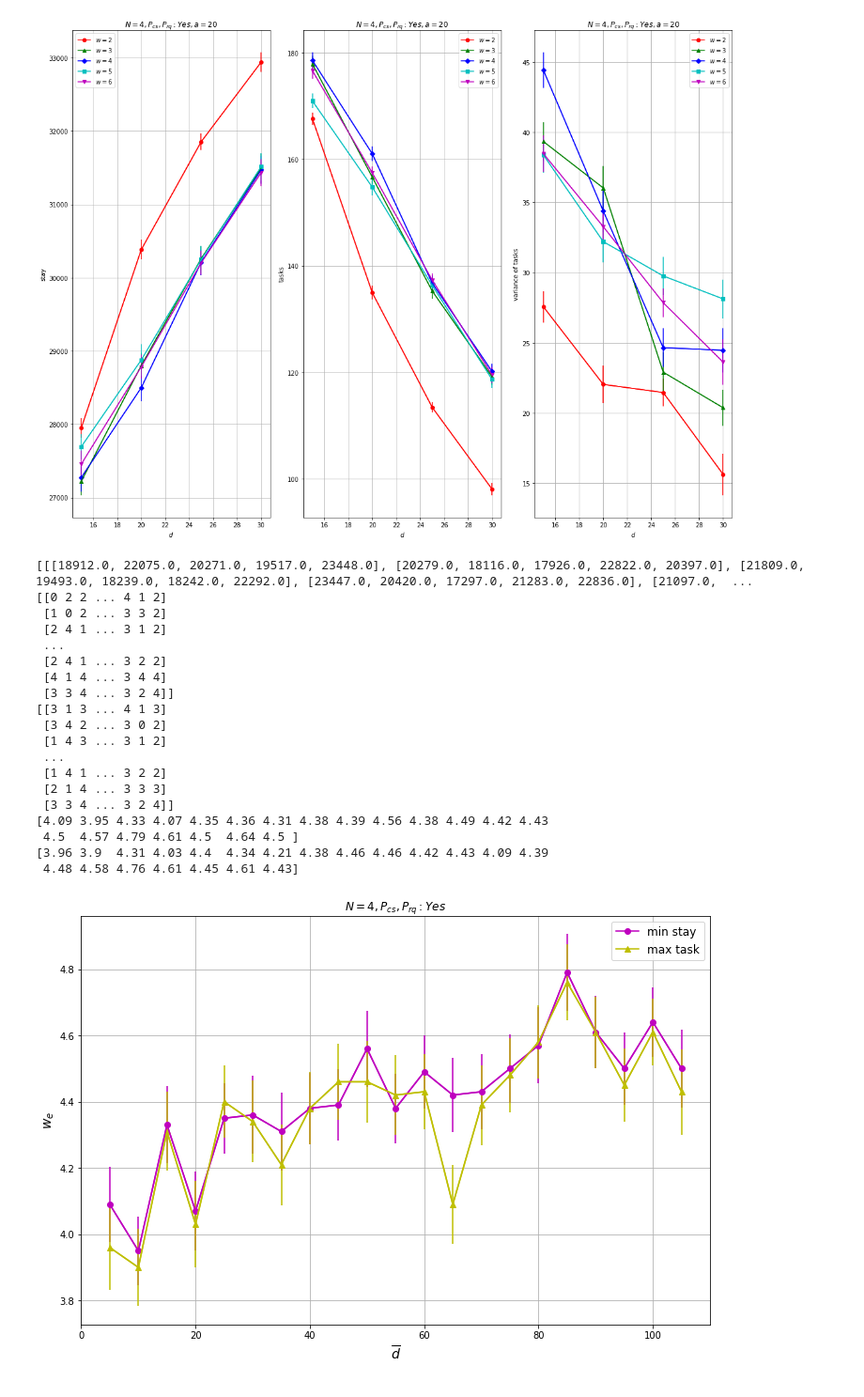
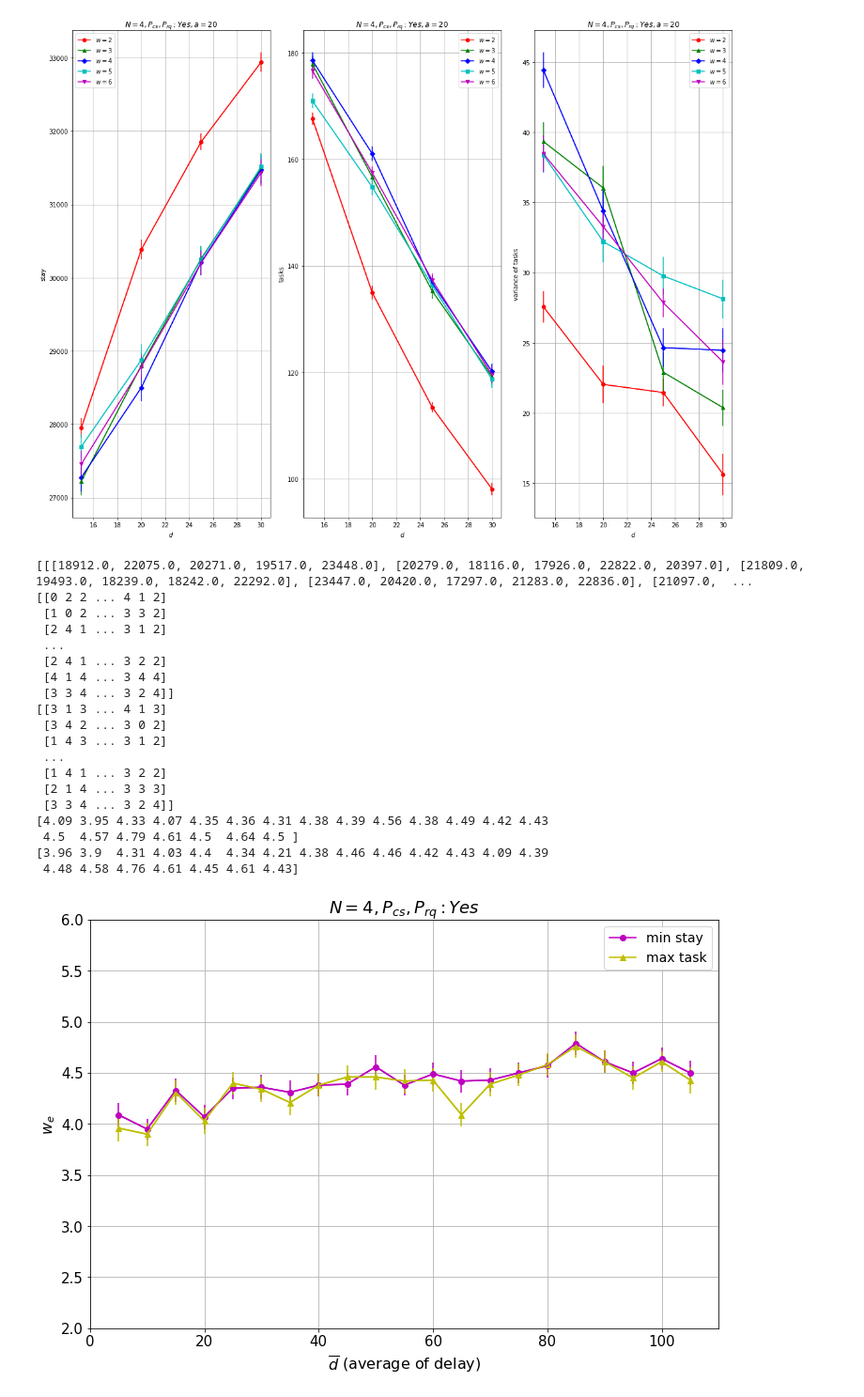
Before and after one commit to shoooooman/pad-data, a Jupyter notebook: data_plot.ipynb, the cells around one changed output. Shown at 94% size. Cells and saved outputs as stored; diff of their text form; code cells hidden in the pictures.

```diff
--- a/data_plot.ipynb
+++ b/data_plot.ipynb
@@ -266,35 +268,37 @@ tasks_max_index_se = np.std(tasks_max_index+2, axis=1)/np.sqrt(NUM_TRIALS)
 print(stays_min_index_ave+2)
 print(tasks_max_index_ave+2)
 
 plt.figure(figsize=(12, 8))
 plt.errorbar(DELAYS, stays_min_index_ave+2, yerr=stays_min_index_se, fmt='m')
 plt.plot(DELAYS, stays_min_index_ave+2, marker='o', color='m', label='min stay')
 plt.errorbar(DELAYS, tasks_max_index_ave+2, yerr=tasks_max_index_se, fmt='y')
 plt.plot(DELAYS, tasks_max_index_ave+2, marker='^', color='y', label='max task')
-plt.title('$N=4, P_{cs}, P_{rq}: Yes$')
-plt.xlabel('$\overline{d}$', fontsize=14)
-plt.ylabel('$w_e$', fontsize=14)
+plt.title('$N=4, P_{cs}, P_{rq}: Yes$', fontsize=18)
+plt.xlabel('$\overline{d}$ (average of delay)', fontsize=16)
+plt.ylabel('$w_e$', fontsize=16)
+plt.ylim([2.0, 6.0])
+plt.tick_params(labelsize=15)
 plt.grid()
-plt.legend(fontsize=12)
+plt.legend(fontsize=14)
 plt.savefig('./fig/graph-w-efficient.png')
 # %% [output]
 [[[18912.0, 22075.0, 20271.0, 19517.0, 23448.0], [20279.0, 18116.0, 17926.0, 22822.0, 20397.0], [21809.0, 19493.0, 18239.0, 18242.0, 22292.0], [23447.0, 20420.0, 17297.0, 21283.0, 22836.0], [21097.0,  ...
 [[0 2 2 ... 4 1 2]
  [1 0 2 ... 3 3 2]
  [2 4 1 ... 3 1 2]
  ...
  [2 4 1 ... 3 2 2]
  [4 1 4 ... 3 4 4]
  [3 3 4 ... 3 2 4]]
 [[3 1 3 ... 4 1 3]
  [3 4 2 ... 3 0 2]
  [1 4 3 ... 3 1 2]
  ...
  [1 4 1 ... 3 2 2]
  [2 1 4 ... 3 3 3]
  [3 3 4 ... 3 2 4]]
 [4.09 3.95 4.33 4.07 4.35 4.36 4.31 4.38 4.39 4.56 4.38 4.49 4.42 4.43
  4.5  4.57 4.79 4.61 4.5  4.64 4.5 ]
 [3.96 3.9  4.31 4.03 4.4  4.34 4.21 4.38 4.46 4.46 4.42 4.43 4.09 4.39
  4.48 4.58 4.76 4.61 4.45 4.61 4.43]
-[figure, old version]
+[figure, new version]
```
Also changed, not shown: parts of 3 cells of this notebook, 4 other files.
